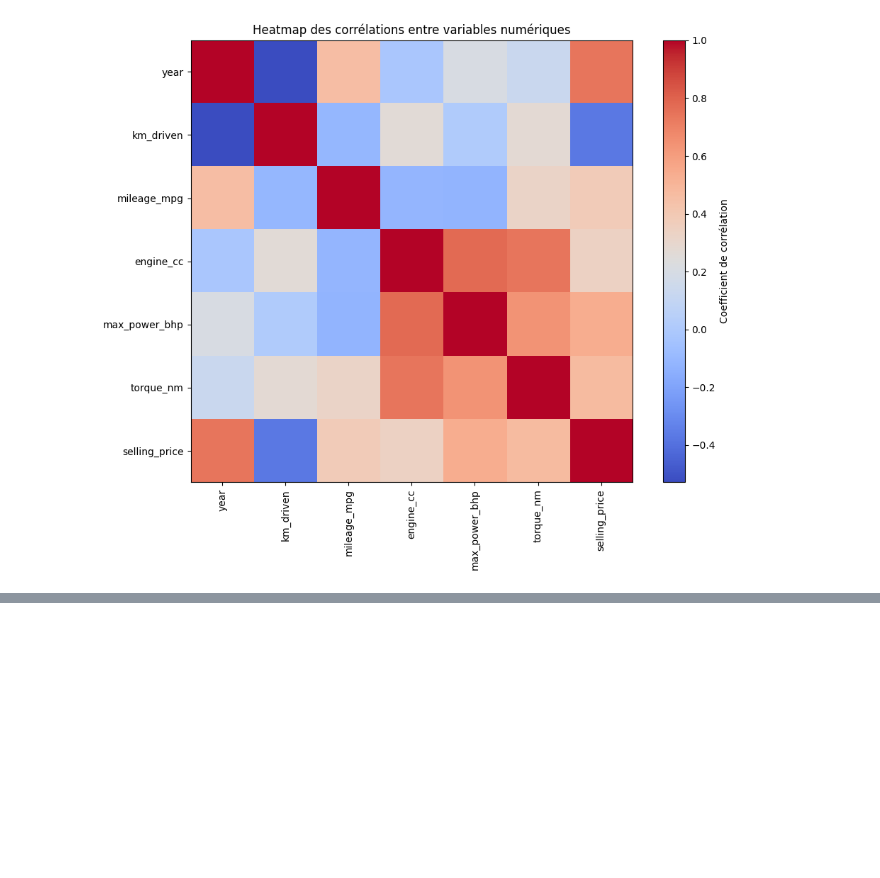
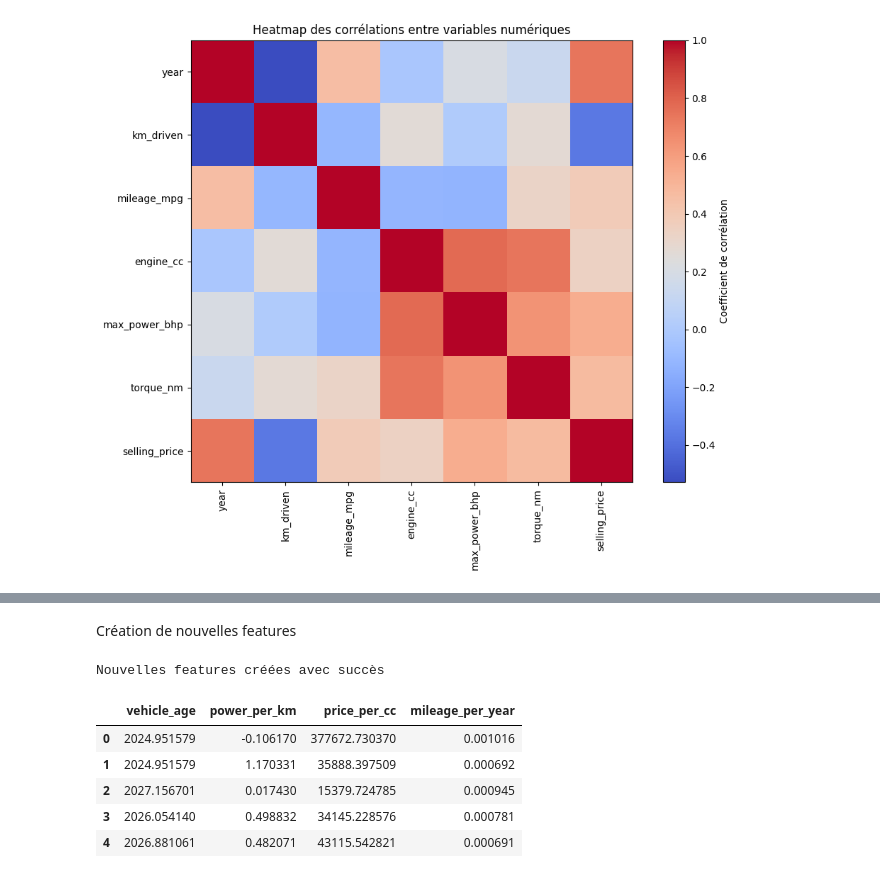
Before and after one commit to Saidouchrif/CarPricePredictor-MA, a Jupyter notebook: notebooks/CarPrice_ML.ipynb, the cells around one changed output, grey strips where cells are left out. Drawn from its saved outputs; the diff is of its cells as text; code cells hidden in the pictures; blank space fills up the shorter version.

```diff
--- a/notebooks/CarPrice_ML.ipynb
+++ b/notebooks/CarPrice_ML.ipynb
@@ -296,0 +365,30 @@ plt.show()
+# %% [markdown]
+Création de nouvelles features
+# %%
+# --- Créer une colonne "vehicle_age" : âge du véhicule ---
+current_year = datetime.now().year
+df["vehicle_age"] = current_year - df["year"]
+
+# ---  Créer une colonne "power_per_km" : puissance par kilomètre parcouru ---
+df["power_per_km"] = df["max_power_bhp"] / df["km_driven"]
+df["power_per_km"] = df["power_per_km"].replace([np.inf, -np.inf], np.nan).fillna(0)
+
+# ---  Créer une colonne "price_per_cc" : prix par cylindrée ---
+df["price_per_cc"] = df["selling_price"] / df["engine_cc"]
+df["price_per_cc"] = df["price_per_cc"].replace([np.inf, -np.inf], np.nan).fillna(0)
+
+# ---  Créer une colonne "mileage_per_year" : kilométrage par année d’utilisation ---
+df["mileage_per_year"] = df["km_driven"] / df["vehicle_age"]
+df["mileage_per_year"] = df["mileage_per_year"].replace([np.inf, -np.inf], np.nan).fillna(0)
+
+# --- Vérification ---
+print("Nouvelles features créées avec succès ")
+display(df[["vehicle_age", "power_per_km", "price_per_cc", "mileage_per_year"]].head())
+# %% [output]
+Nouvelles features créées avec succès
+|  | vehicle_age | power_per_km | price_per_cc | mileage_per_year |
+| 0 | 2024.951579 | -0.106170 | 377672.730370 | 0.001016 |
+| 1 | 2024.951579 | 1.170331 | 35888.397509 | 0.000692 |
+| 2 | 2027.156701 | 0.017430 | 15379.724785 | 0.000945 |
+| 3 | 2026.054140 | 0.498832 | 34145.228576 | 0.000781 |
+| 4 | 2026.881061 | 0.482071 | 43115.542821 | 0.000691 |
```
Also changed, not shown: parts of 6 cells of this notebook.
